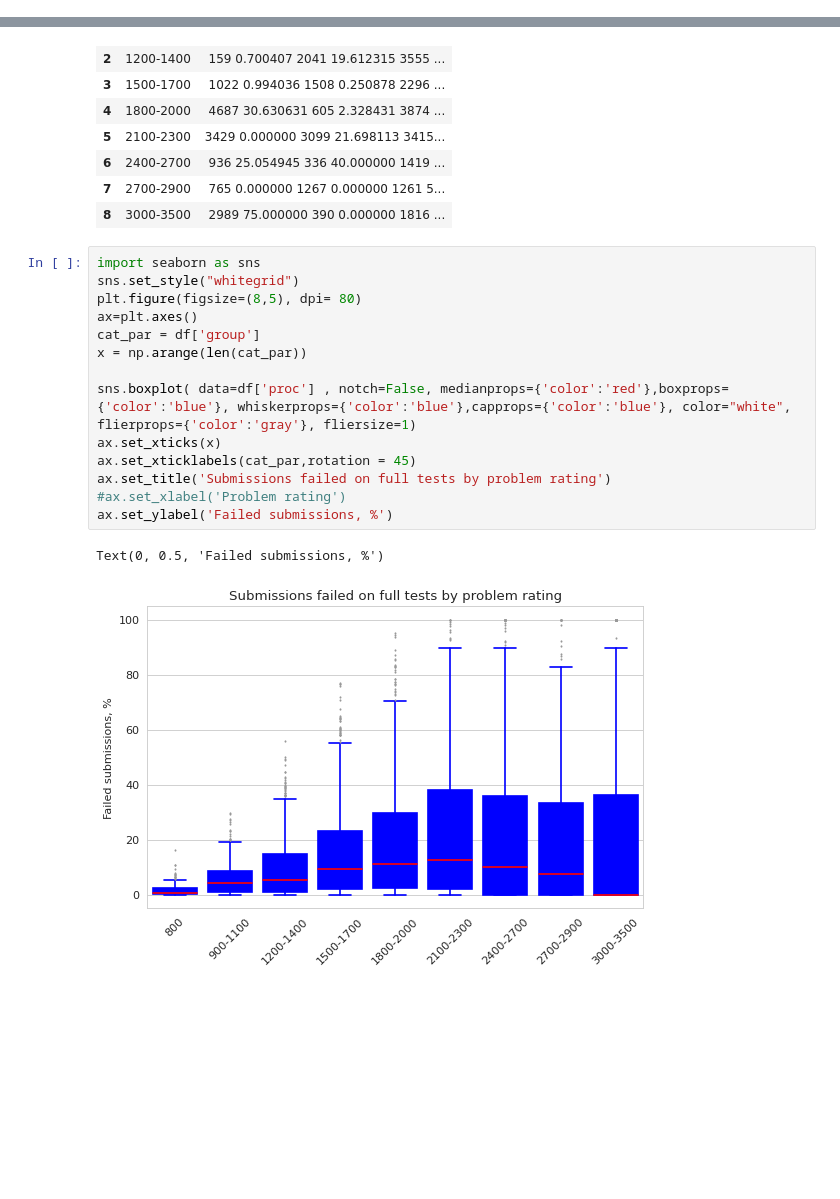
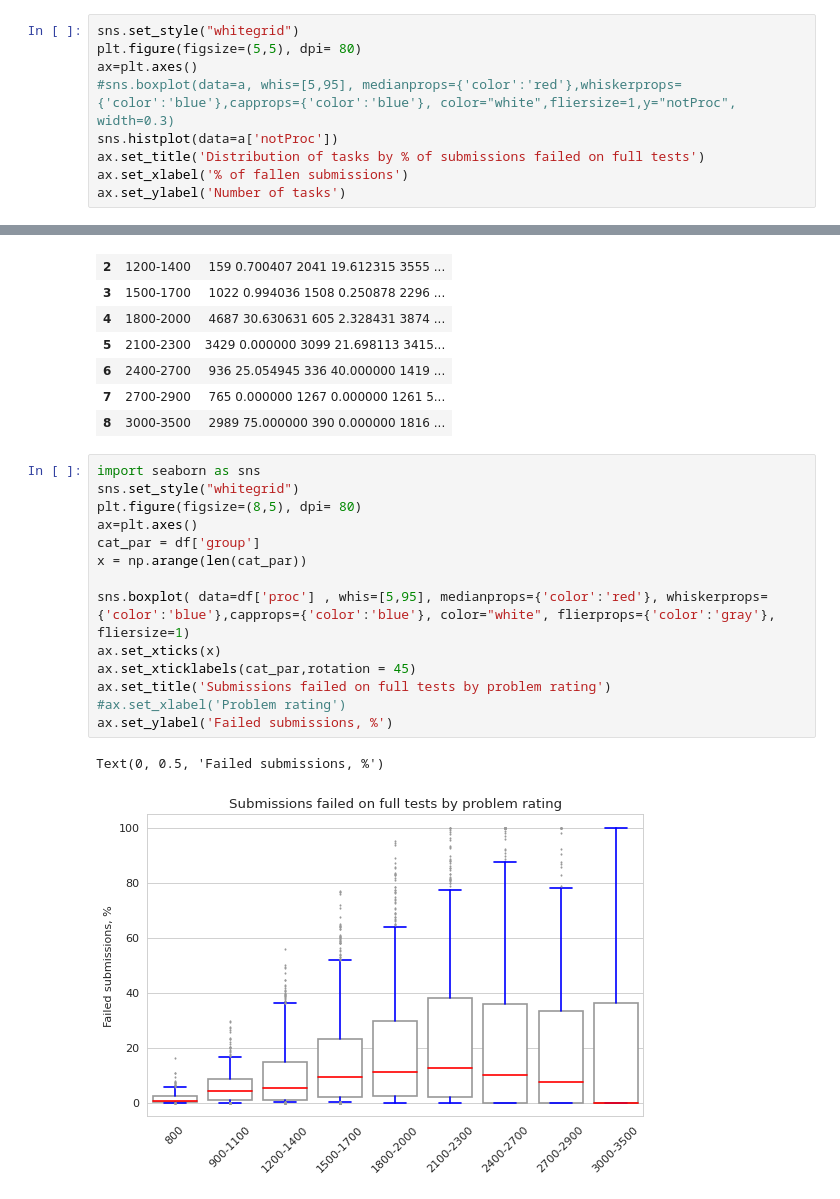
Before and after one commit to NataIss/codeforces, a Jupyter notebook: Codeforces_12_FailedOnFullTests.ipynb, the cells around one changed output, grey strips where cells are left out. Drawn from its saved outputs; the diff is of its cells as text; blank space fills up the shorter version.

```diff
--- a/Codeforces_12_FailedOnFullTests.ipynb
+++ b/Codeforces_12_FailedOnFullTests.ipynb
@@ -155,0 +151,9 @@ Text(0, 0.5, 'Failed submissions, %')
+# %%
+sns.set_style("whitegrid")
+plt.figure(figsize=(5,5), dpi= 80)
+ax=plt.axes()
+#sns.boxplot(data=a, whis=[5,95], medianprops={'color':'red'},whiskerprops={'color':'blue'},capprops={'color':'blue'}, color="white",fliersize=1,y="notProc", width=0.3)
+sns.histplot(data=a['notProc'])
+ax.set_title('Distribution of tasks by % of submissions failed on full tests')
+ax.set_xlabel('% of fallen submissions')
+ax.set_ylabel('Number of tasks')
@@ -276,17 +286,17 @@ df
 # %%
 import seaborn as sns
 sns.set_style("whitegrid")
 plt.figure(figsize=(8,5), dpi= 80)
 ax=plt.axes()
 cat_par = df['group']
 x = np.arange(len(cat_par))
 
-sns.boxplot( data=df['proc'] , notch=False, medianprops={'color':'red'},boxprops={'color':'blue'}, whiskerprops={'color':'blue'},capprops={'color':'blue'}, color="white", flierprops={'color':'gray'}, fliersize=1)
+sns.boxplot( data=df['proc'] , whis=[5,95], medianprops={'color':'red'}, whiskerprops={'color':'blue'},capprops={'color':'blue'}, color="white", flierprops={'color':'gray'}, fliersize=1)
 ax.set_xticks(x)
 ax.set_xticklabels(cat_par,rotation = 45)
 ax.set_title('Submissions failed on full tests by problem rating')
 #ax.set_xlabel('Problem rating')
 ax.set_ylabel('Failed submissions, %')
 # %% [output]
 Text(0, 0.5, 'Failed submissions, %')
-[figure, old version]
+[figure, new version]
```
Also changed, not shown: parts of 4 cells of this notebook.
